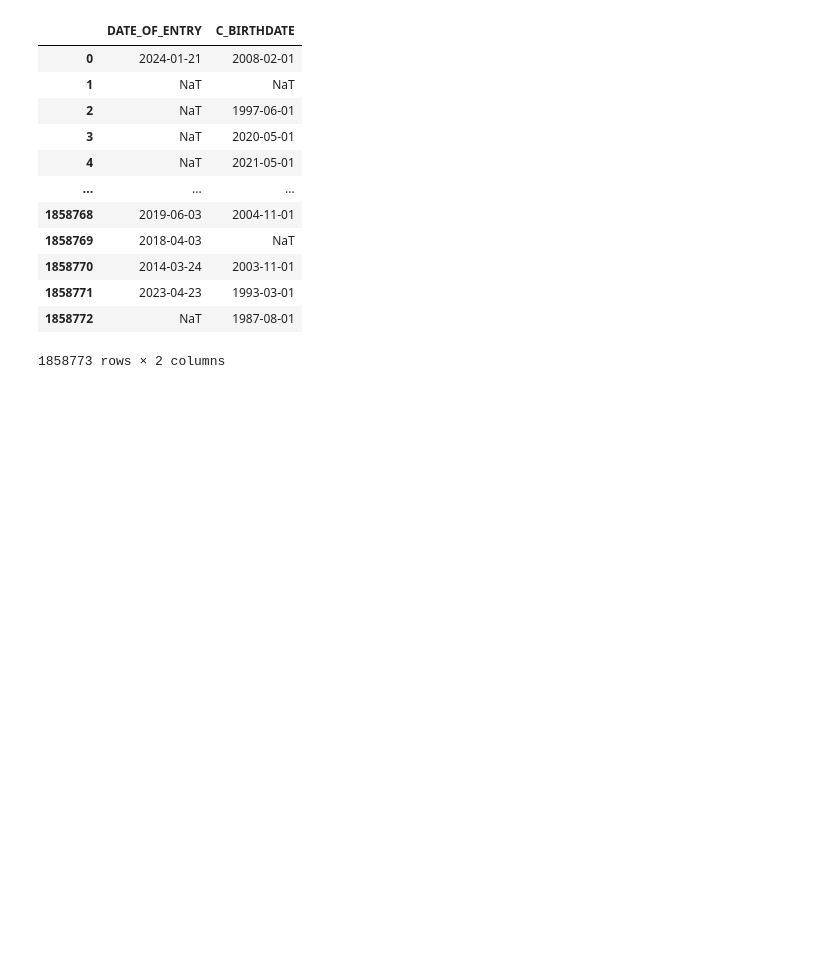
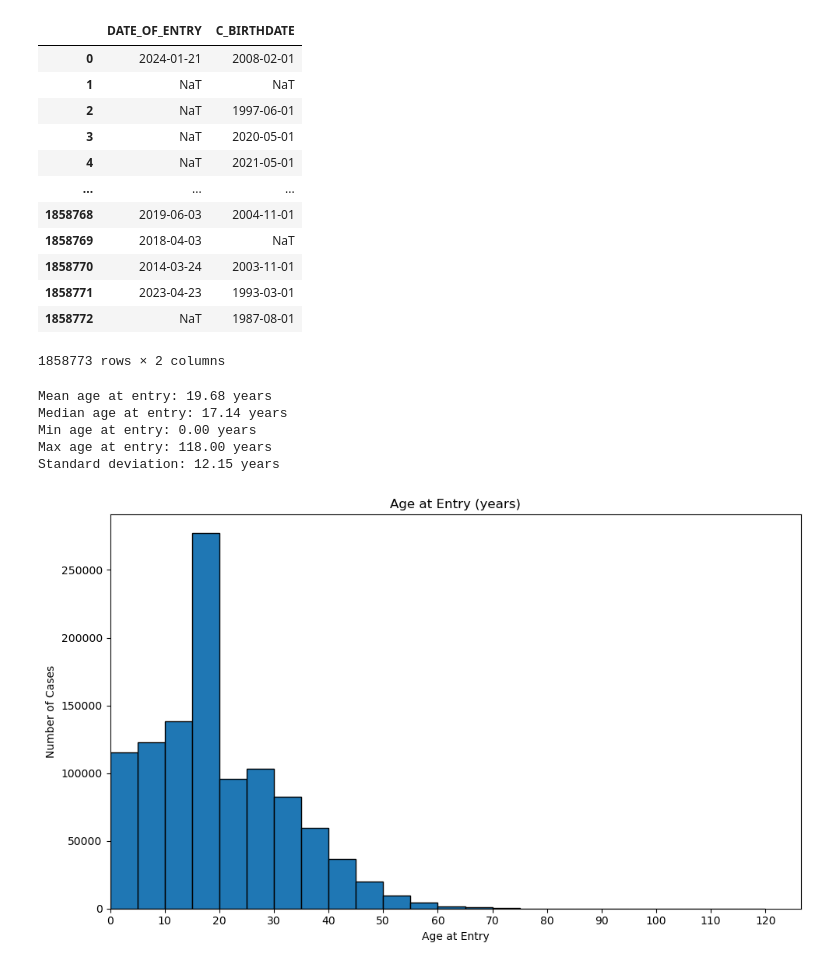
Before and after one commit to MIT-Emerging-Talent/ET6-CDSP-group-19-repo, a Jupyter notebook: 3_data_exploration/notebooks/03_eda_juvenile_cases.ipynb, the cells around one changed output. Drawn from its saved outputs; the diff is of its cells as text; code cells hidden in the pictures; blank space fills up the shorter version.

```diff
--- a/3_data_exploration/notebooks/03_eda_juvenile_cases.ipynb
+++ b/3_data_exploration/notebooks/03_eda_juvenile_cases.ipynb
@@ -200,7 +208,7 @@ The dataset includes the following columns:
 
 This table serves as the core source for analyzing case-level demographics, legal status, and custody timelines for juvenile immigration cases.
 # %%
-cases_path = "../../2_data_preparation/outputs/juvenile_cases_cleaned.csv"
+cases_path = "D:/Cleaned-data/Juvenile_cases_cleaned.csv/Juvenile_cases_cleaned.csv"
 
 # the dtype schema below was pulled directly from the 02_clean_core_tables.ipynb notebook in the 2_data_preparation/notebooks/ folder
 dtype = {
@@ -410,3 +416,63 @@ cases[["DATE_OF_ENTRY", "C_BIRTHDATE"]]
 | 1858771 | 2023-04-23 | 1993-03-01 |
 | 1858772 | NaT | 1987-08-01 |
 1858773 rows × 2 columns
+# %%
+# Calculate age at entry (in years)
+age_at_entry = (cases["DATE_OF_ENTRY"] - cases["C_BIRTHDATE"]).dt.days / 365.25
+
+# Clean data: drop NaN and negative ages
+age_at_entry_clean = age_at_entry.dropna()
+age_at_entry_clean = age_at_entry_clean[age_at_entry_clean > 0]
+
+# Calculate statistics
+mean_age = age_at_entry_clean.mean()
+median_age = age_at_entry_clean.median()
+min_age = age_at_entry_clean.min()
+max_age = age_at_entry_clean.max()
+std_age = age_at_entry_clean.std()
+
+
+print(f"Mean age at entry: {mean_age:.2f} years")
+print(f"Median age at entry: {median_age:.2f} years")
+print(f"Min age at entry: {min_age:.2f} years")
+print(f"Max age at entry: {max_age:.2f} years")
+print(f"Standard deviation: {std_age:.2f} years")
+# %% [output]
+Mean age at entry: 19.68 years
+Median age at entry: 17.14 years
+Min age at entry: 0.00 years
+Max age at entry: 118.00 years
+Standard deviation: 12.15 years
+# %%
+import numpy as np
+import matplotlib.pyplot as plt
+import matplotlib.pyplot as plt
+
+# Calculate age at entry (in years)
+age_at_entry = (cases["DATE_OF_ENTRY"] - cases["C_BIRTHDATE"]).dt.days / 365.25
+
+# Clean data
+age_at_entry_clean = age_at_entry.dropna()
+age_at_entry_clean = age_at_entry_clean[age_at_entry_clean > 0]
+
+# Define bins
+step = 5
+max_age = age_at_entry_clean.max()
+bins = np.arange(-10,np.ceil(max_age) + step, step)
+
+# Plot
+plt.figure(figsize=(10, 6))
+plt.hist(age_at_entry_clean, bins=bins, edgecolor="black")
+
+# Customize x-axis ticks
+plt.xticks(np.arange(0, np.ceil(max_age) + 10, 10))
+
+# Labels
+plt.title("Age at Entry (years)")
+plt.xlim(left=0)
+plt.xlabel("Age at Entry")
+plt.ylabel("Number of Cases")
+plt.tight_layout()
+plt.show()
+# %% [output]
+[figure, added]
```
Also changed, not shown: parts of 16 cells of this notebook.
